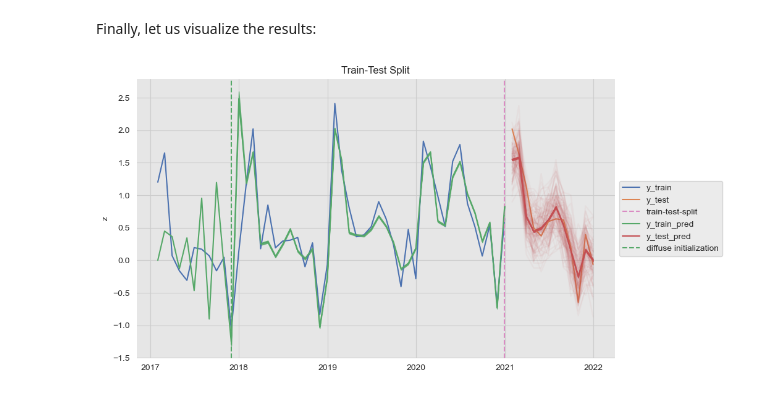
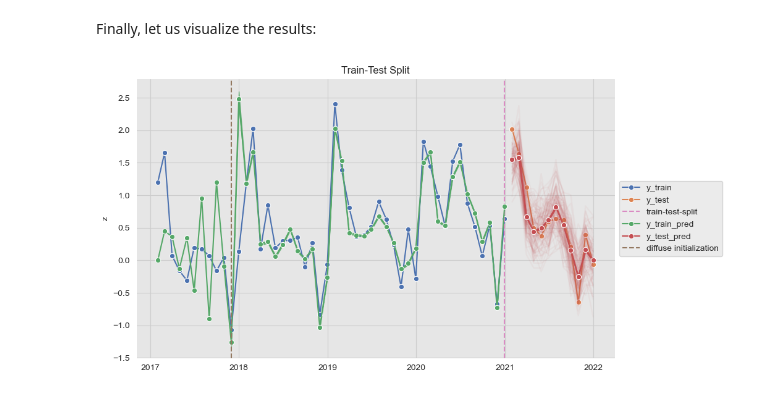
Before and after one commit to juanitorduz/btsa, a Jupyter notebook: python/intro_forecasting/unobserved_components.ipynb, the cells around one changed output. Cells and saved outputs as stored; diff of their text form; code cells hidden in the pictures.

```diff
--- a/python/intro_forecasting/unobserved_components.ipynb
+++ b/python/intro_forecasting/unobserved_components.ipynb
@@ -393,6 +396,8 @@ fig, ax = plt.subplots()
 sns.lineplot(
     x=y_train.index,
     y=y_train,
+    marker='o',
+    markersize=5,
     color=sns_c[0],
     label='y_train',
     ax=ax
@@ -400,6 +405,8 @@ sns.lineplot(
 sns.lineplot(
     x=y_test.index,
     y=y_test,
+    marker='o',
+    markersize=5,
     color=sns_c[1],
     label='y_test',
     ax=ax
@@ -434,32 +441,36 @@ ax.fill_between(
     y1=forecast_df['mean_ci_lower'],
     y2=forecast_df['mean_ci_upper'],
     color=sns_c[3],
     alpha=0.8
 )
 
 # Predictions
 sns.lineplot(
     x=y_train.index,
     y=predictions_df['mean'],
+    marker='o',
+    markersize=5,
     color=sns_c[2],
     label='y_train_pred',
     ax=ax
 )
 sns.lineplot(
     x=y_test.index,
     y=forecast_df['mean'],
+    marker='o',
+    markersize=5,
     color=sns_c[3],
     label='y_test_pred',
     ax=ax
 )
 ax.axvline(
     x=y_train.index[10],
-    color=sns_c[2],
+    color=sns_c[5],
     linestyle='--',
     label='diffuse initialization'
 )
 
 ax.legend(loc='center left', bbox_to_anchor=(1, 0.5))
 ax.set(title='Train-Test Split');
 # %% [output]
-[figure, old version]
+[figure, new version]
```
Also changed, not shown: parts of 7 cells of this notebook.
